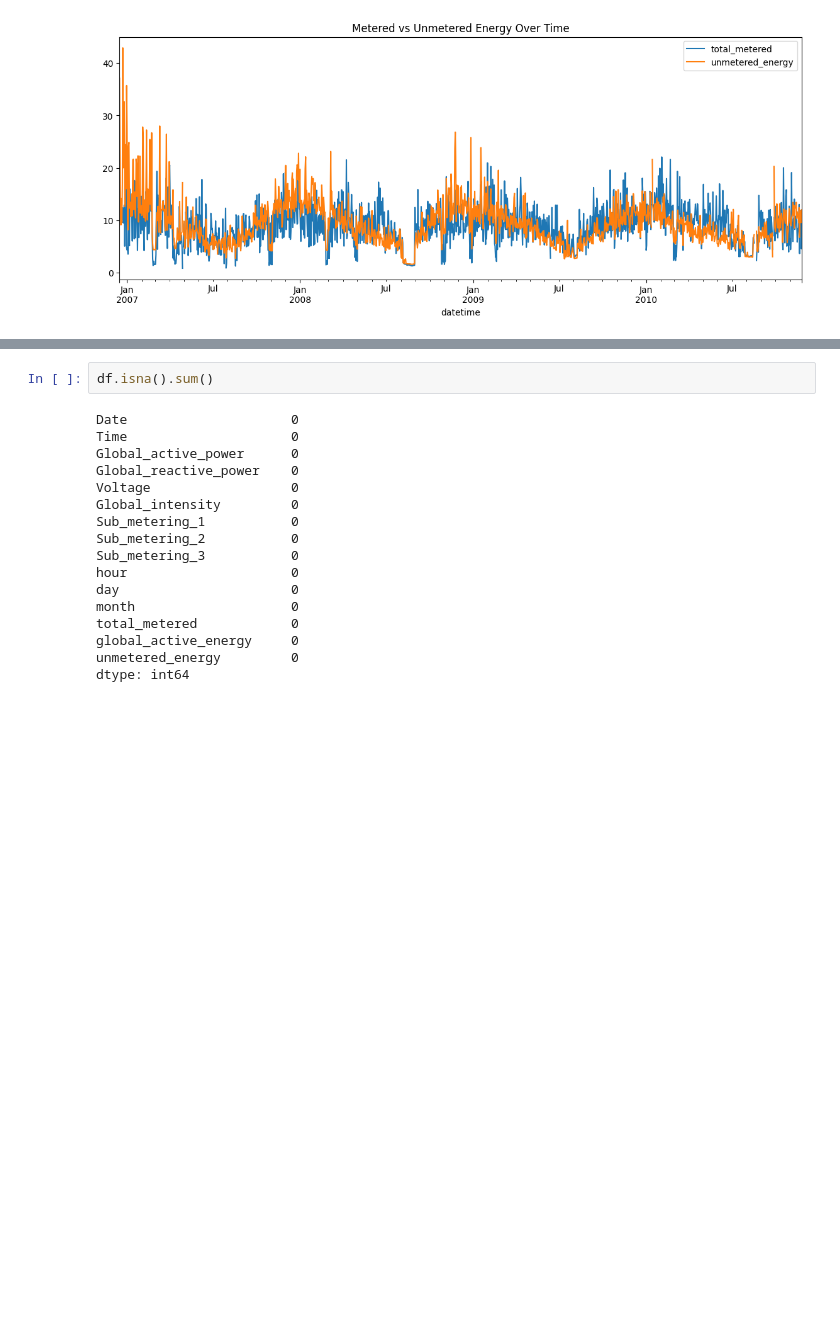
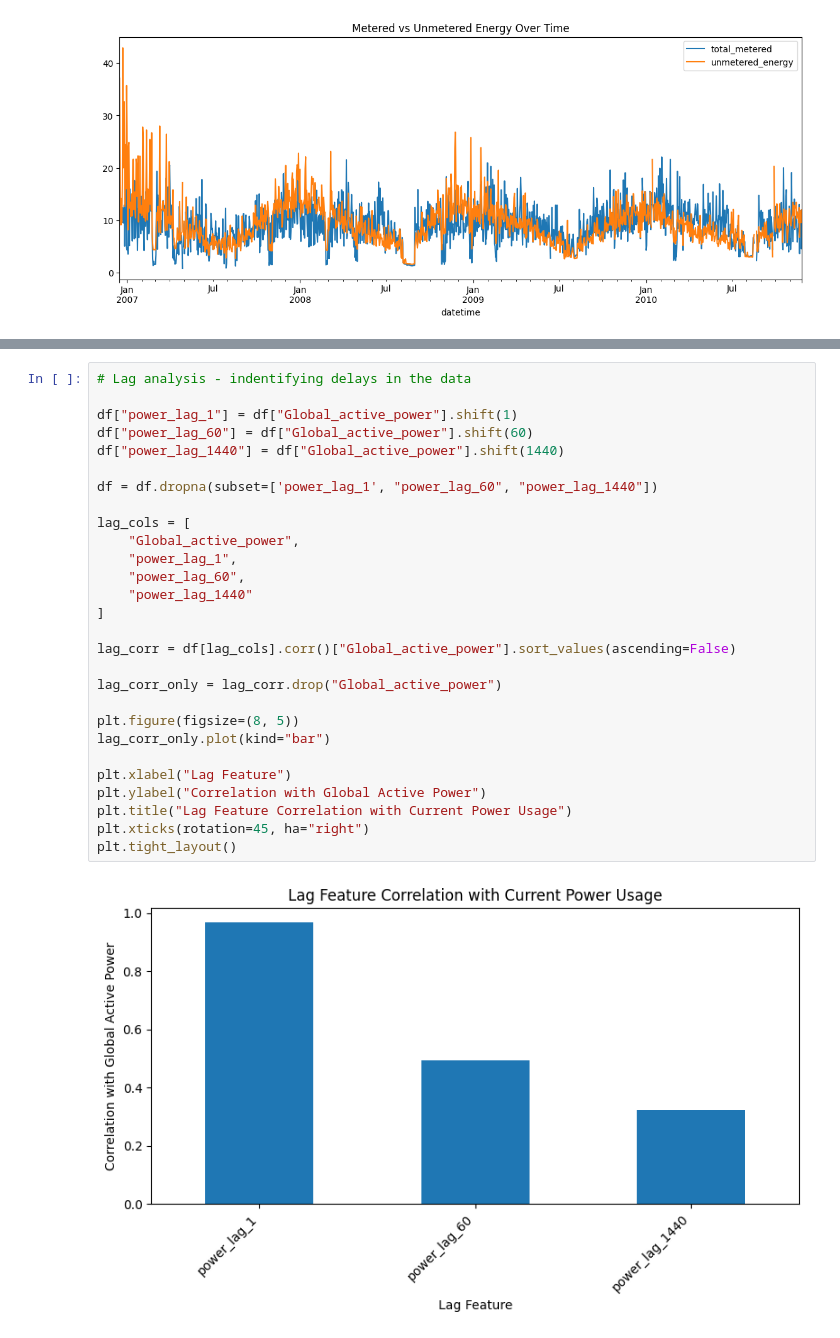
Before and after one commit to aditya303030/House_power_consumption, a Jupyter notebook: eda.ipynb, the cells around one changed output, grey strips where cells are left out. Cells and saved outputs as stored; diff of their text form; blank space fills up the shorter version.

```diff
--- a/eda.ipynb
+++ b/eda.ipynb
@@ -173,19 +183,30 @@ Name: Global_active_power, dtype: float64
 # %%
-df.isna().sum()
+# Lag analysis - indentifying delays in the data
+
+df["power_lag_1"] = df["Global_active_power"].shift(1)
+df["power_lag_60"] = df["Global_active_power"].shift(60)
+df["power_lag_1440"] = df["Global_active_power"].shift(1440)
+
+df = df.dropna(subset=['power_lag_1', "power_lag_60", "power_lag_1440"])
+
+lag_cols = [
+    "Global_active_power",
+    "power_lag_1",
+    "power_lag_60",
+    "power_lag_1440"
+]
+
+lag_corr = df[lag_cols].corr()["Global_active_power"].sort_values(ascending=False)
+
+lag_corr_only = lag_corr.drop("Global_active_power")
+
+plt.figure(figsize=(8, 5))
+lag_corr_only.plot(kind="bar")
+
+plt.xlabel("Lag Feature")
+plt.ylabel("Correlation with Global Active Power")
+plt.title("Lag Feature Correlation with Current Power Usage")
+plt.xticks(rotation=45, ha="right")
+plt.tight_layout()
 # %% [output]
-Date                     0
-Time                     0
-Global_active_power      0
-Global_reactive_power    0
-Voltage                  0
-Global_intensity         0
-Sub_metering_1           0
-Sub_metering_2           0
-Sub_metering_3           0
-hour                     0
-day                      0
-month                    0
-total_metered            0
-global_active_energy     0
-unmetered_energy         0
-dtype: int64
+[figure, added]
```
Also changed, not shown: parts of 2 cells of this notebook.
